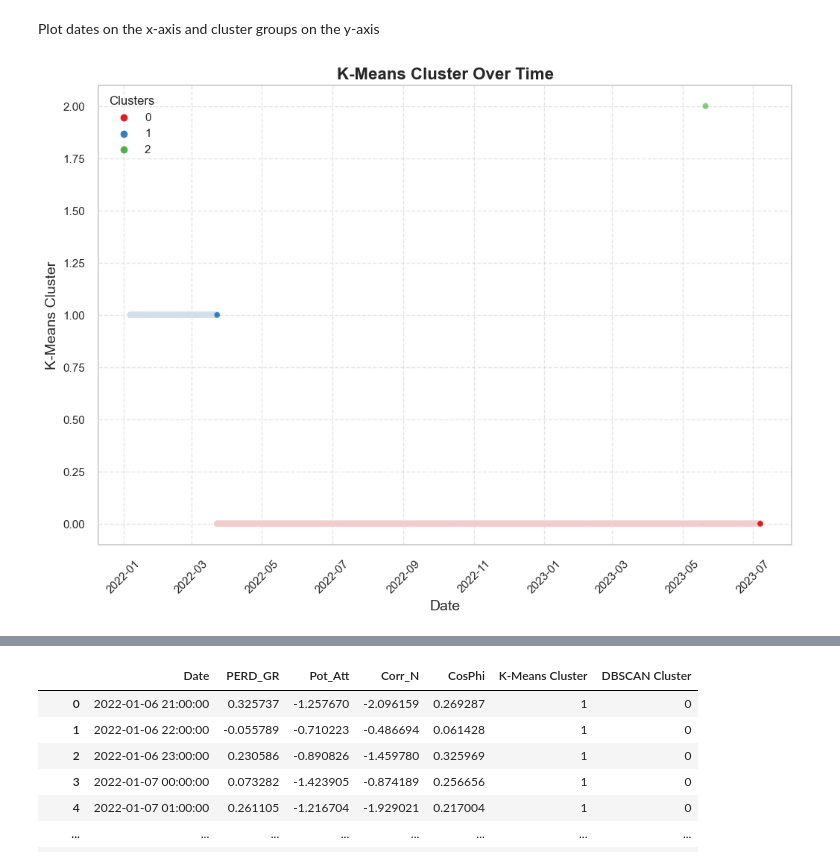
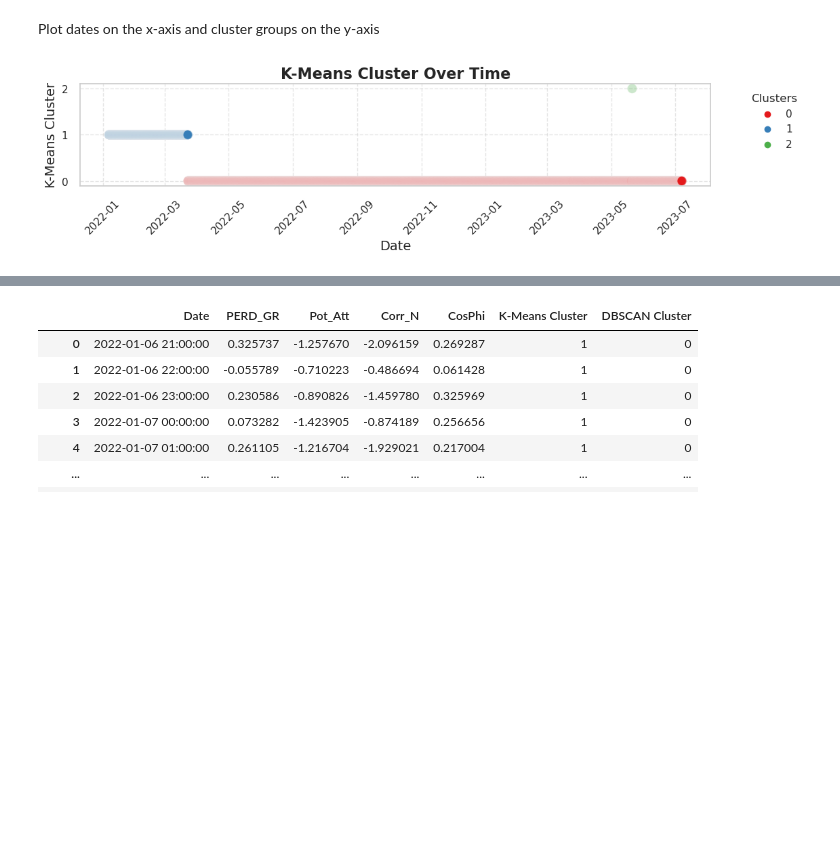
Before and after one commit to Matt17BR/ml4ds2324_cluster_analysis, a Jupyter notebook: scripts/cluster_analysis.ipynb, the cells around one changed output, grey strips where cells are left out. Saved outputs shown, nothing was run; the diff lists cells and outputs as text; code cells hidden in the pictures; blank space fills up the shorter version.

Commit message:
Stretched timeline plots a bit

```diff
--- a/scripts/cluster_analysis.ipynb
+++ b/scripts/cluster_analysis.ipynb
@@ -277,28 +277,28 @@ Plot dates on the x-axis and cluster groups on the y-axis
 # %%
 # Apply Seaborn's styling
 sns.set(style="whitegrid")
 
-plt.figure(figsize=(12, 8))
+plt.figure(figsize=(12, 1.95))
 
 # Scatter plot with an aesthetically pleasing color palette
 scatter = sns.scatterplot(data=plotting_df, x='Date', y='K-Means Cluster',
-                          hue='K-Means Cluster', palette='Set1', alpha=0.3, s=35)
+                          hue='K-Means Cluster', palette='Set1', alpha=0.1, s=100)
 
 # Enhance readability and aesthetics
 plt.title('K-Means Cluster Over Time', fontsize=16, fontweight='bold')
 plt.xlabel('Date', fontsize=14)
 plt.ylabel('K-Means Cluster', fontsize=14)
 plt.xticks(rotation=45)
 plt.grid(True, linestyle='--', alpha=0.5)
 
 # Format the date axis for better readability
 plt.gca().xaxis.set_major_formatter(plt.matplotlib.dates.DateFormatter('%Y-%m'))
 plt.gca().xaxis.set_major_locator(plt.matplotlib.dates.AutoDateLocator())
 
 # Adding a legend with a title and adjusting its position
-plt.legend(title='Clusters', loc='upper left')
+plt.legend(title='Clusters', loc='upper left', bbox_to_anchor=(1.05, 1))
 
 plt.show()
 # %% [output]
-[figure, old version]
+[figure, new version]
 # %%
```
Also changed, not shown: parts of 1 cell of this notebook.
